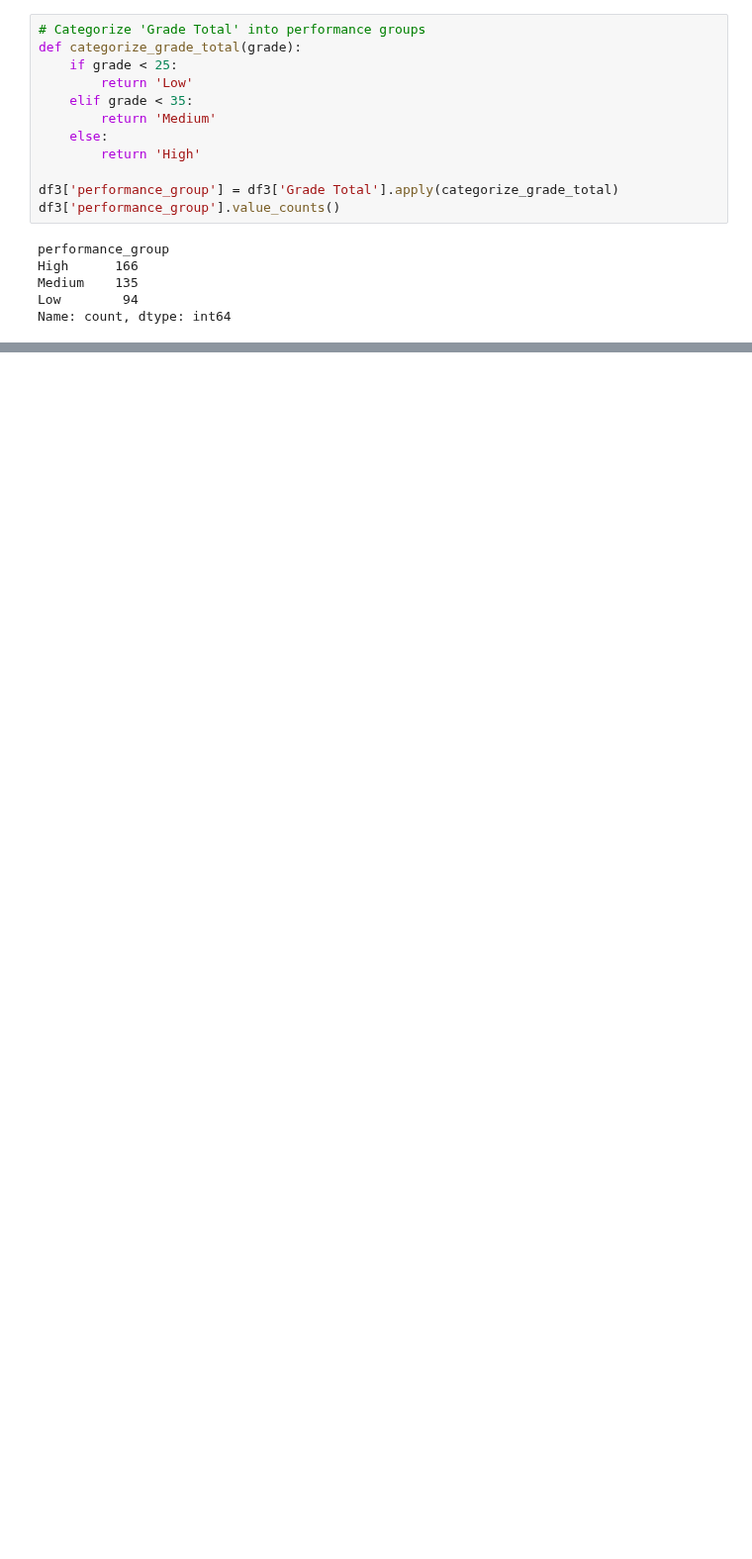
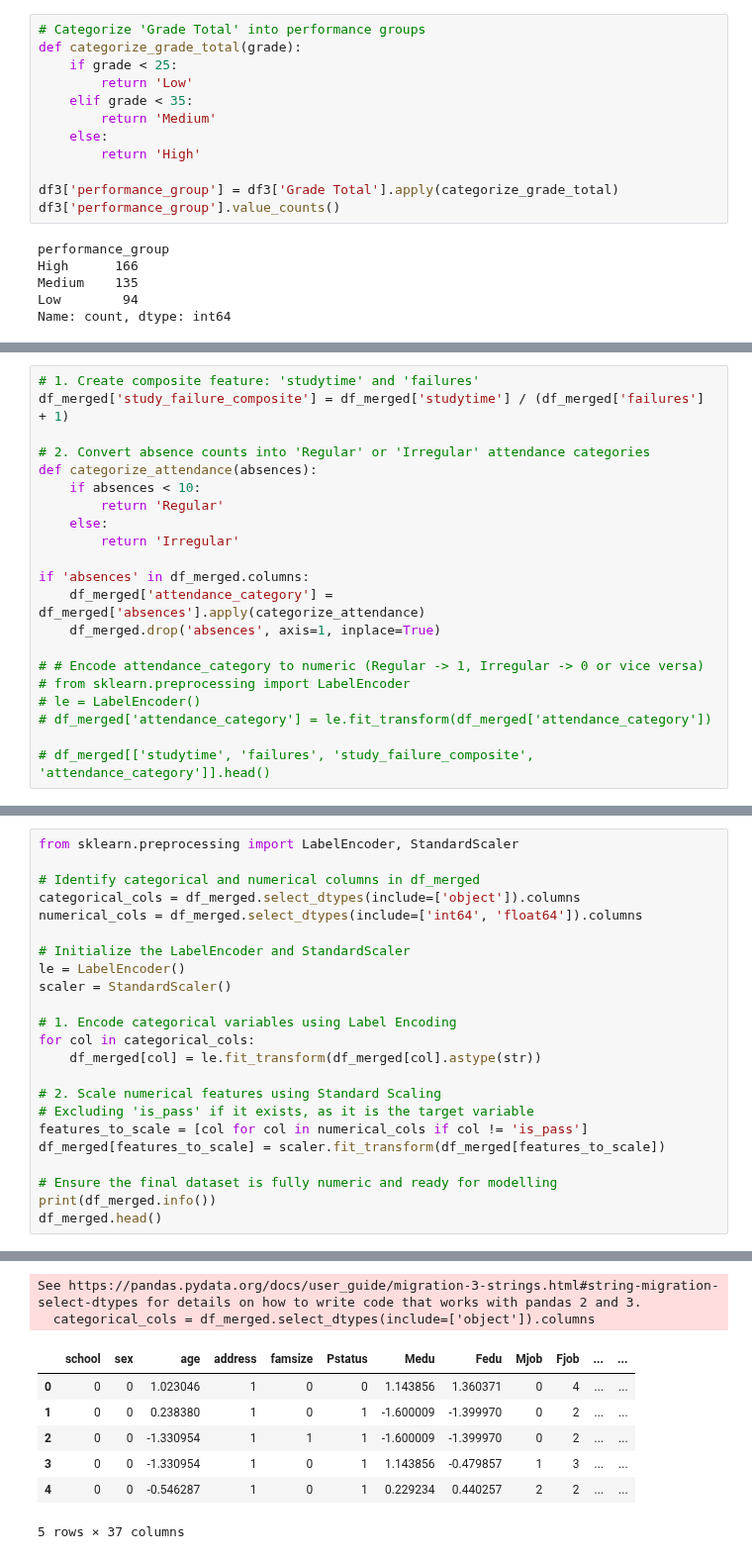
Before and after one commit to swoopfx/dts204, a Jupyter notebook: DTS202.ipynb, the cells around one changed output, grey strips where cells are left out. Shown at 99% size. Cells and saved outputs as stored; diff of their text form; blank space fills up the shorter version.

```diff
--- a/DTS202.ipynb
+++ b/DTS202.ipynb
@@ -447,0 +463,21 @@ KeyError: 'is_pass'
+# %%
+# 1. Create composite feature: 'studytime' and 'failures'
+df_merged['study_failure_composite'] = df_merged['studytime'] / (df_merged['failures'] + 1)
+
+# 2. Convert absence counts into 'Regular' or 'Irregular' attendance categories
+def categorize_attendance(absences):
+    if absences < 10:
+        return 'Regular'
+    else:
+        return 'Irregular'
+
+if 'absences' in df_merged.columns:
+    df_merged['attendance_category'] = df_merged['absences'].apply(categorize_attendance)
+    df_merged.drop('absences', axis=1, inplace=True)
+
+# # Encode attendance_category to numeric (Regular -> 1, Irregular -> 0 or vice versa)
+# from sklearn.preprocessing import LabelEncoder
+# le = LabelEncoder()
+# df_merged['attendance_category'] = le.fit_transform(df_merged['attendance_category'])
+
+# df_merged[['studytime', 'failures', 'study_failure_composite', 'attendance_category']].head()
@@ -447,0 +494,24 @@ KeyError: 'is_pass'
+# %%
+from sklearn.preprocessing import LabelEncoder, StandardScaler
+
+# Identify categorical and numerical columns in df_merged
+categorical_cols = df_merged.select_dtypes(include=['object']).columns
+numerical_cols = df_merged.select_dtypes(include=['int64', 'float64']).columns
+
+# Initialize the LabelEncoder and StandardScaler
+le = LabelEncoder()
+scaler = StandardScaler()
+
+# 1. Encode categorical variables using Label Encoding
+for col in categorical_cols:
+    df_merged[col] = le.fit_transform(df_merged[col].astype(str))
+
+# 2. Scale numerical features using Standard Scaling
+# Excluding 'is_pass' if it exists, as it is the target variable
+features_to_scale = [col for col in numerical_cols if col != 'is_pass']
+df_merged[features_to_scale] = scaler.fit_transform(df_merged[features_to_scale])
+
+# Ensure the final dataset is fully numeric and ready for modelling
+print(df_merged.info())
+df_merged.head()
+# %% [output]
@@ -447,0 +535,9 @@ KeyError: 'is_pass'
+See https://pandas.pydata.org/docs/user_guide/migration-3-strings.html#string-migration-select-dtypes for details on how to write code that works with pandas 2 and 3.
+  categorical_cols = df_merged.select_dtypes(include=['object']).columns
+|  | school | sex | age | address | famsize | Pstatus | Medu | Fedu | Mjob | Fjob | ... | ... |
+| 0 | 0 | 0 | 1.023046 | 1 | 0 | 0 | 1.143856 | 1.360371 | 0 | 4 | ... | ... |
+| 1 | 0 | 0 | 0.238380 | 1 | 0 | 1 | -1.600009 | -1.399970 | 0 | 2 | ... | ... |
+| 2 | 0 | 0 | -1.330954 | 1 | 1 | 1 | -1.600009 | -1.399970 | 0 | 2 | ... | ... |
+| 3 | 0 | 0 | -1.330954 | 1 | 0 | 1 | 1.143856 | -0.479857 | 1 | 3 | ... | ... |
+| 4 | 0 | 0 | -0.546287 | 1 | 0 | 1 | 0.229234 | 0.440257 | 2 | 2 | ... | ... |
+5 rows × 37 columns
```
Also changed, not shown: parts of 20 cells of this notebook, 4 other files.
